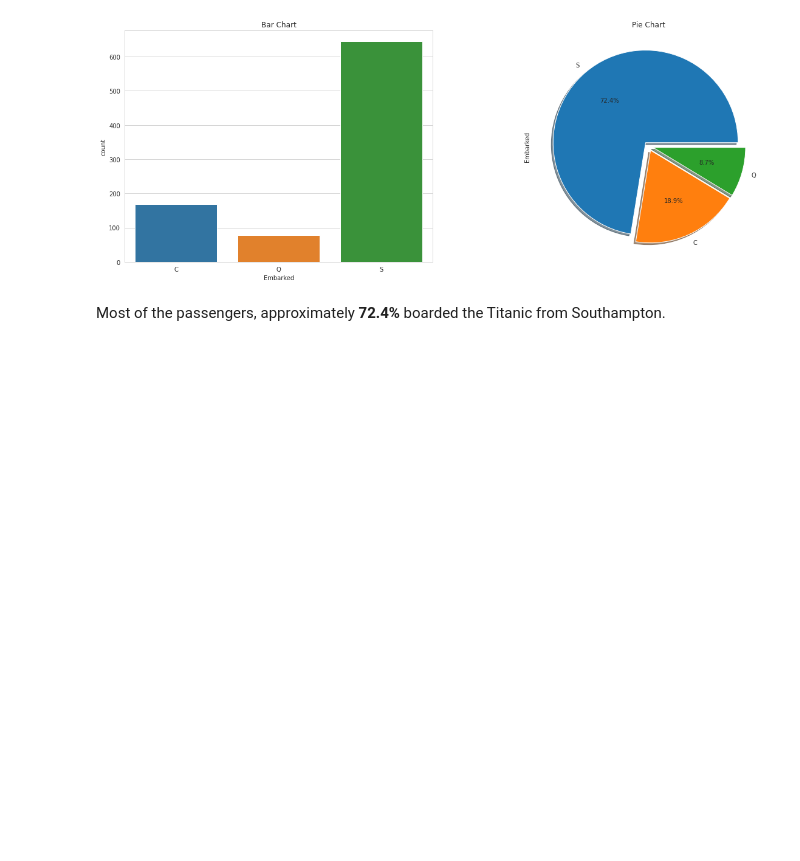
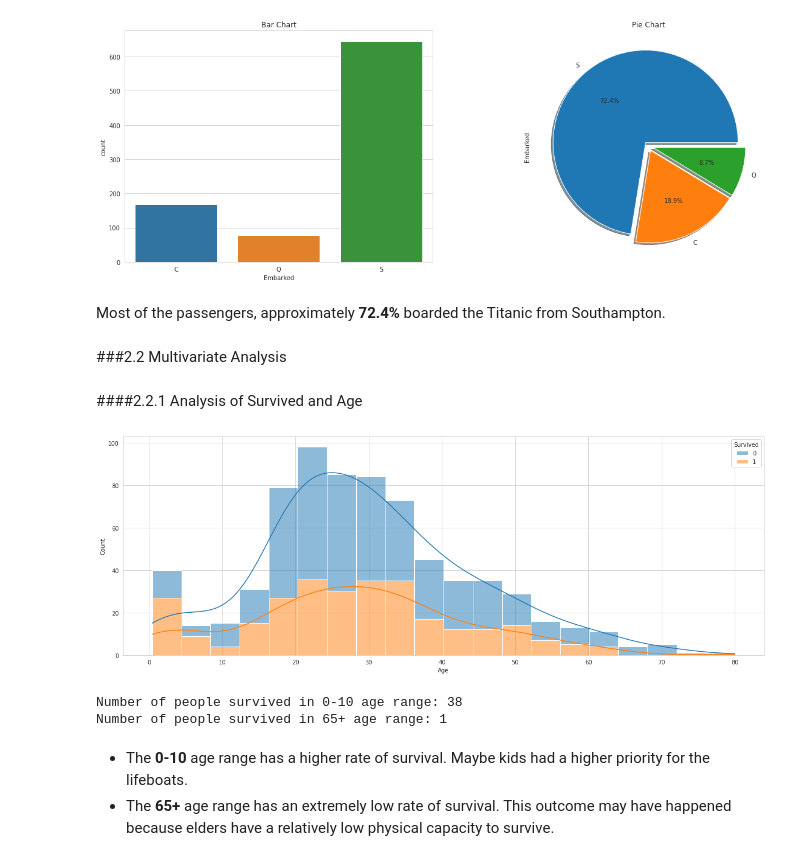
Before and after one commit to sahinozan/Titanic, a Jupyter notebook: titanic.ipynb, the cells around one changed output. Drawn from its saved outputs; the diff is of its cells as text; code cells hidden in the pictures; blank space fills up the shorter version.

Commit message:
analysis of survived and age added

```diff
--- a/titanic.ipynb
+++ b/titanic.ipynb
@@ -308,3 +308,13 @@ plt.show()
 [figure]
 # %% [markdown]
 Most of the passengers, approximately **72.4%** boarded the Titanic from Southampton.
+# %% [markdown]
+###2.2 Multivariate Analysis
+# %% [markdown]
+####2.2.1 Analysis of Survived and Age
+# %%
+plt.figure(figsize=(20, 7))
+sns.histplot(data=df_train, x='Age', hue='Survived', multiple='stack', kde=True)
+plt.show()
+# %% [output]
+[figure, added]
@@ -310,0 +324,9 @@ Most of the passengers, approximately **72.4%** boarded the Titanic from Southam
+# %%
+print(f'Number of people survived in 0-10 age range: {number_of_survival_under_10}')
+print(f'Number of people survived in 65+ age range: {number_of_survival_over_65}')
+# %% [output]
+Number of people survived in 0-10 age range: 38
+Number of people survived in 65+ age range: 1
+# %% [markdown]
+* The **0-10** age range has a higher rate of survival. Maybe kids had a higher priority for the lifeboats.
+* The **65+** age range has an extremely low rate of survival. This outcome may have happened because elders have a relatively low physical capacity to survive.
```
Also changed, not shown: parts of 1 cell of this notebook.
